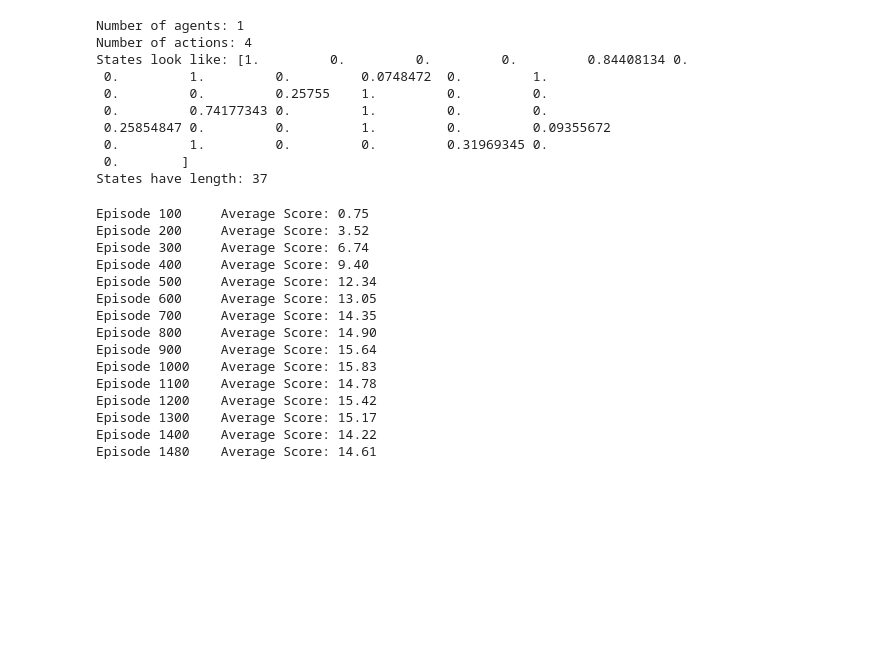
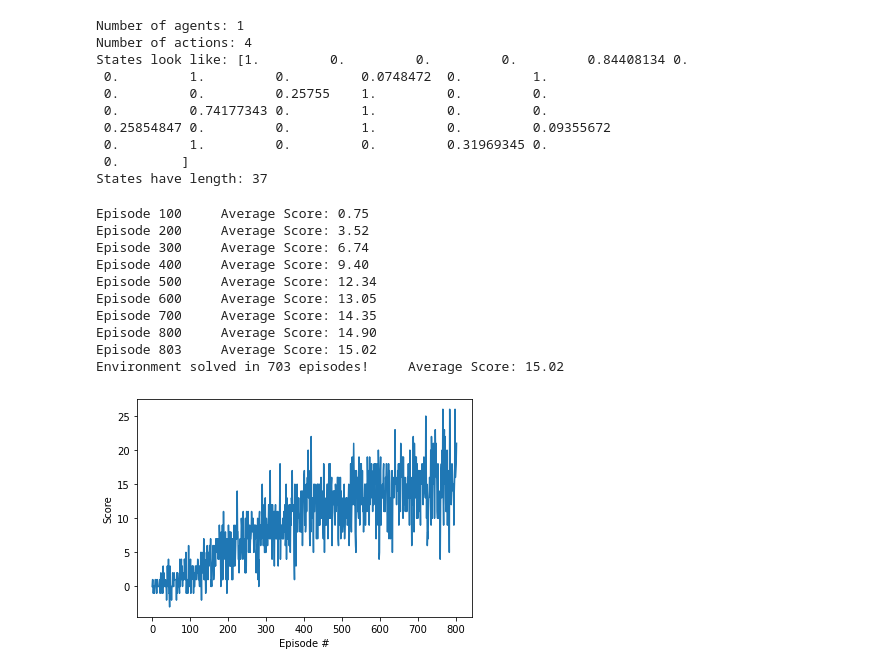
Before and after one commit to fouratthamri/DRLND-Navigation-Project, a Jupyter notebook: Navigation.ipynb, the cells around one changed output. Drawn from its saved outputs; the diff is of its cells as text; code cells hidden in the pictures; blank space fills up the shorter version.

```diff
--- a/Navigation.ipynb
+++ b/Navigation.ipynb
@@ -189,38 +190,34 @@ def dqn(n_episodes=2000, max_t=1000, eps_start=1.0, eps_end=0.01, eps_decay=0.99
                 break
         scores_window.append(score)       # save most recent score
         scores.append(score)              # save most recent score
         eps = max(eps_end, eps_decay*eps) # decrease epsilon
         print('\rEpisode {}\tAverage Score: {:.2f}'.format(i_episode, np.mean(scores_window)), end="")
         if i_episode % 100 == 0:
             print('\rEpisode {}\tAverage Score: {:.2f}'.format(i_episode, np.mean(scores_window)))
-        if np.mean(scores_window)>=200.0:
+        if np.mean(scores_window)>=15.0:
             print('\nEnvironment solved in {:d} episodes!\tAverage Score: {:.2f}'.format(i_episode-100, np.mean(scores_window)))
             torch.save(agent.qnetwork_local.state_dict(), 'checkpoint.pth')
             break
     return scores
 
 scores = dqn()
 
 # plot the scores
 fig = plt.figure()
 ax = fig.add_subplot(111)
 plt.plot(np.arange(len(scores)), scores)
 plt.ylabel('Score')
 plt.xlabel('Episode #')
 plt.show()
 # %% [output]
 Episode 100     Average Score: 0.75
 Episode 200     Average Score: 3.52
 Episode 300     Average Score: 6.74
 Episode 400     Average Score: 9.40
 Episode 500     Average Score: 12.34
 Episode 600     Average Score: 13.05
 Episode 700     Average Score: 14.35
 Episode 800     Average Score: 14.90
-Episode 900     Average Score: 15.64
-Episode 1000    Average Score: 15.83
-Episode 1100    Average Score: 14.78
-Episode 1200    Average Score: 15.42
-Episode 1300    Average Score: 15.17
-Episode 1400    Average Score: 14.22
-Episode 1480    Average Score: 14.61
+Episode 803     Average Score: 15.02
+Environment solved in 703 episodes!     Average Score: 15.02
+[figure, added]
```
Also changed, not shown: parts of 1 cell of this notebook, 3 other files.
